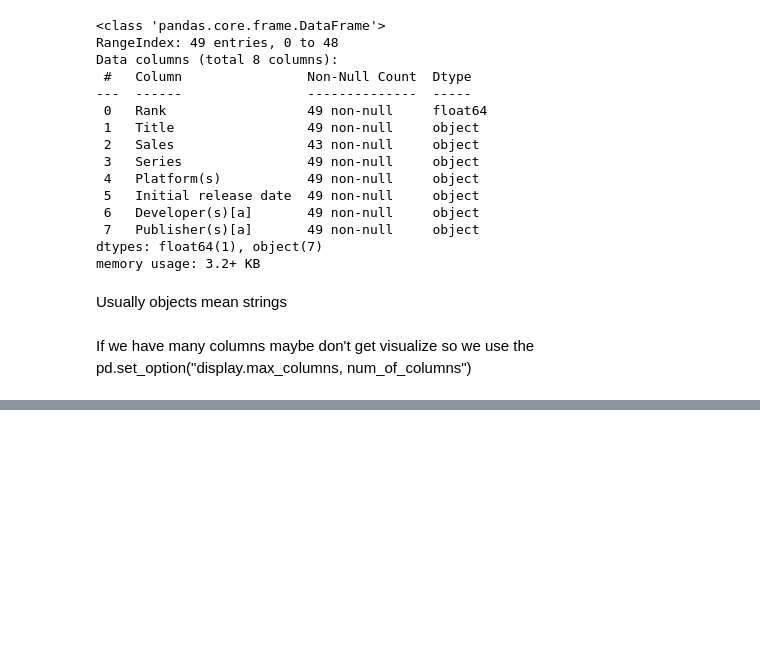
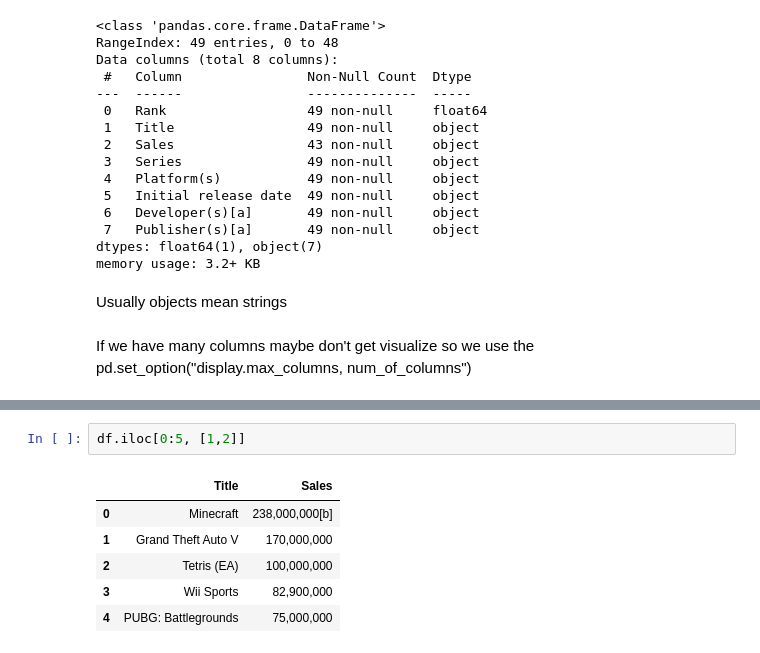
Before and after one commit to Sua95/pandas_project, a Jupyter notebook: pandas_demo.ipynb, the cells around one changed output, grey strips where cells are left out. Drawn from its saved outputs; the diff is of its cells as text; blank space fills up the shorter version.

Commit message:
explanation of .loc and .iloc added

```diff
--- a/pandas_demo.ipynb
+++ b/pandas_demo.ipynb
@@ -50,0 +99,9 @@ If we have many columns maybe don't get visualize so we use the pd.set_option("d
+# %%
+df.iloc[0:5, [1,2]]
+# %% [output]
+|  | Title | Sales |
+| 0 | Minecraft | 238,000,000[b] |
+| 1 | Grand Theft Auto V | 170,000,000 |
+| 2 | Tetris (EA) | 100,000,000 |
+| 3 | Wii Sports | 82,900,000 |
+| 4 | PUBG: Battlegrounds | 75,000,000 |
```
Also changed, not shown: parts of 6 cells of this notebook.
